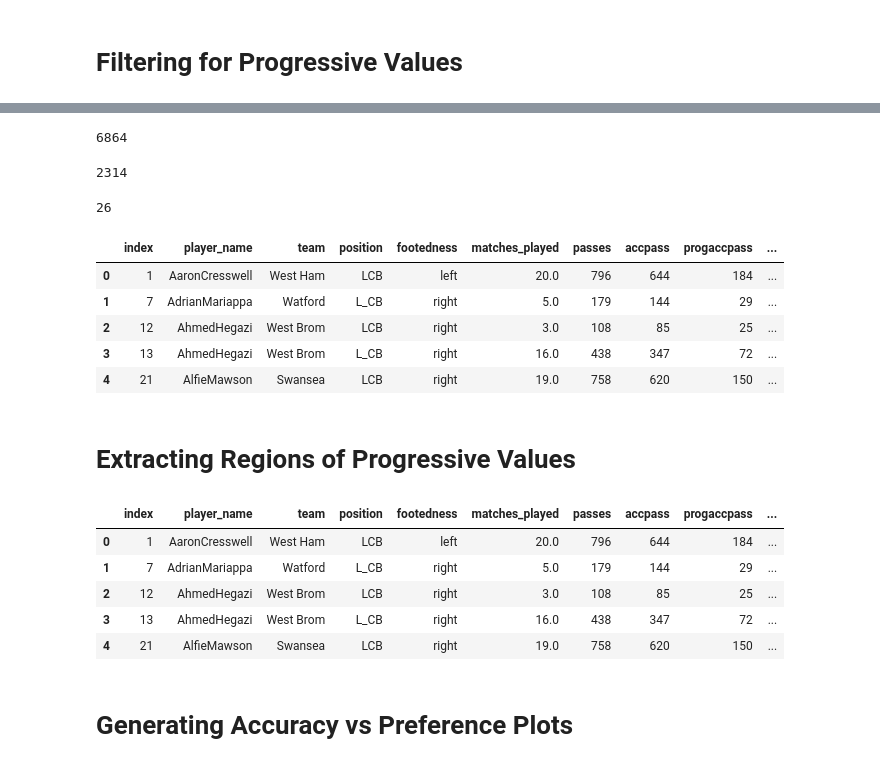
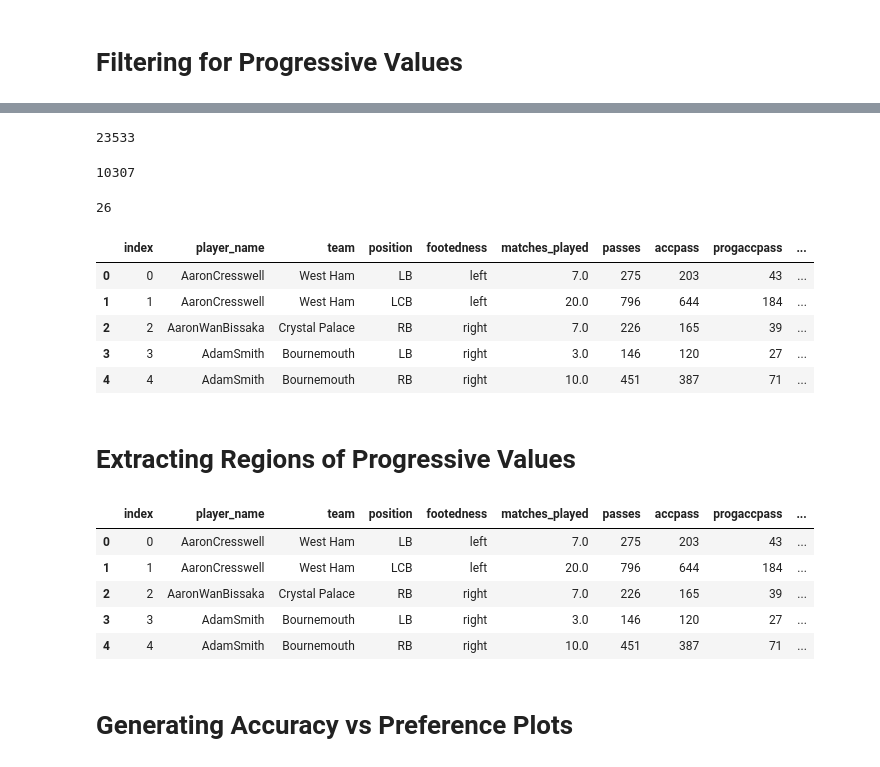
Before and after one commit to grovershreyf9t/FootballPlayerFootedness, a Jupyter notebook: code/9_playerwise_threat_analysis_viz.ipynb, the cells around one changed output, grey strips where cells are left out. Saved outputs shown, nothing was run; the diff lists cells and outputs as text; code cells hidden in the pictures.

```diff
--- a/code/9_playerwise_threat_analysis_viz.ipynb
+++ b/code/9_playerwise_threat_analysis_viz.ipynb
@@ -37,5 +37,7 @@ pd.set_option('max_columns',1000)
 # Data
 # %%
 # Reading defender wise passing attributes dataset
-defender_attrs = pd.read_pickle('../data/defender_clusters/defender_clustering_dataset.pkl')
+defender_attrs = pd.read_pickle(
+    'C:/Users/Anuj/Desktop/Work/Football/footedness/FootballPlayerFootedness/data/defender_clusters/defender_clustering_dataset.pkl'
+)
 # %%
@@ -117,9 +114,9 @@ See the caveats in the documentation: https://pandas.pydata.org/pandas-docs/stab
 # %%
 # Resetting the index
-defender_attrs_lcb.reset_index(inplace = True)
+defender_attrs.reset_index(inplace = True)
 # %%
 # Dropping defenders who have zero progressive passes
-defender_attrs_lcb = defender_attrs_lcb.loc[defender_attrs_lcb['progaccpass']!=0]
+defender_attrs = defender_attrs.loc[defender_attrs['progaccpass']!=0]
 # %%
 # Counting the total number of accurate progressive passes and accurate progressive vaep values for left center backs
 counter_accprog = 0
@@ -153,11 +150,11 @@ counter_inaccprog, counter_inaccprog_vaep, counter_inaccprog_off, counter_inaccp
 # %%
-np.sum(defender_attrs_lcb['progaccpass'].tolist())
+np.sum(defender_attrs['progaccpass'].tolist())
 # %% [output]
-6864
+23533
 # %%
-np.sum(defender_attrs_lcb['proginaccpass'].tolist())
+np.sum(defender_attrs['proginaccpass'].tolist())
 # %% [output]
-2314
+10307
 # %%
 # Changing the order of the columns
 new_def_cols = [
@@ -169,16 +166,16 @@ new_def_cols = [
     'inaccpassdef', 'progaccpassdef', 'proginaccpassdef'
 ]
 print(len(new_def_cols))
-defender_attrs_lcb = defender_attrs_lcb[new_def_cols]
+defender_attrs = defender_attrs[new_def_cols]
 # %% [output]
 26
 # %%
-defender_attrs_lcb.head()
+defender_attrs.head()
 # %% [output]
 |  | index | player_name | team | position | footedness | matches_played | passes | accpass | progaccpass | ... |
-| 0 | 1 | AaronCresswell | West Ham | LCB | left | 20.0 | 796 | 644 | 184 | ... |
-| 1 | 7 | AdrianMariappa | Watford | L_CB | right | 5.0 | 179 | 144 | 29 | ... |
-| 2 | 12 | AhmedHegazi | West Brom | LCB | right | 3.0 | 108 | 85 | 25 | ... |
-| 3 | 13 | AhmedHegazi | West Brom | L_CB | right | 16.0 | 438 | 347 | 72 | ... |
-| 4 | 21 | AlfieMawson | Swansea | LCB | right | 19.0 | 758 | 620 | 150 | ... |
+| 0 | 0 | AaronCresswell | West Ham | LB | left | 7.0 | 275 | 203 | 43 | ... |
+| 1 | 1 | AaronCresswell | West Ham | LCB | left | 20.0 | 796 | 644 | 184 | ... |
+| 2 | 2 | AaronWanBissaka | Crystal Palace | RB | right | 7.0 | 226 | 165 | 39 | ... |
+| 3 | 3 | AdamSmith | Bournemouth | LB | right | 3.0 | 146 | 120 | 27 | ... |
+| 4 | 4 | AdamSmith | Bournemouth | RB | right | 10.0 | 451 | 387 | 71 | ... |
 # %%
@@ -363,14 +360,14 @@ defender_attrs_lcb[[
     lambda x: get_region_wise(x['proginaccpassloc'], x['proginaccpassdef']),
     axis=1)
 # %%
-defender_attrs_lcb.head()
+defender_attrs.head()
 # %% [output]
 |  | index | player_name | team | position | footedness | matches_played | passes | accpass | progaccpass | ... |
-| 0 | 1 | AaronCresswell | West Ham | LCB | left | 20.0 | 796 | 644 | 184 | ... |
-| 1 | 7 | AdrianMariappa | Watford | L_CB | right | 5.0 | 179 | 144 | 29 | ... |
-| 2 | 12 | AhmedHegazi | West Brom | LCB | right | 3.0 | 108 | 85 | 25 | ... |
-| 3 | 13 | AhmedHegazi | West Brom | L_CB | right | 16.0 | 438 | 347 | 72 | ... |
-| 4 | 21 | AlfieMawson | Swansea | LCB | right | 19.0 | 758 | 620 | 150 | ... |
+| 0 | 0 | AaronCresswell | West Ham | LB | left | 7.0 | 275 | 203 | 43 | ... |
+| 1 | 1 | AaronCresswell | West Ham | LCB | left | 20.0 | 796 | 644 | 184 | ... |
+| 2 | 2 | AaronWanBissaka | Crystal Palace | RB | right | 7.0 | 226 | 165 | 39 | ... |
+| 3 | 3 | AdamSmith | Bournemouth | LB | right | 3.0 | 146 | 120 | 27 | ... |
+| 4 | 4 | AdamSmith | Bournemouth | RB | right | 10.0 | 451 | 387 | 71 | ... |
 # %% [markdown]
 # Generating Accuracy vs Preference Plots
 # %%
```
Also changed, not shown: parts of 37 cells of this notebook.
